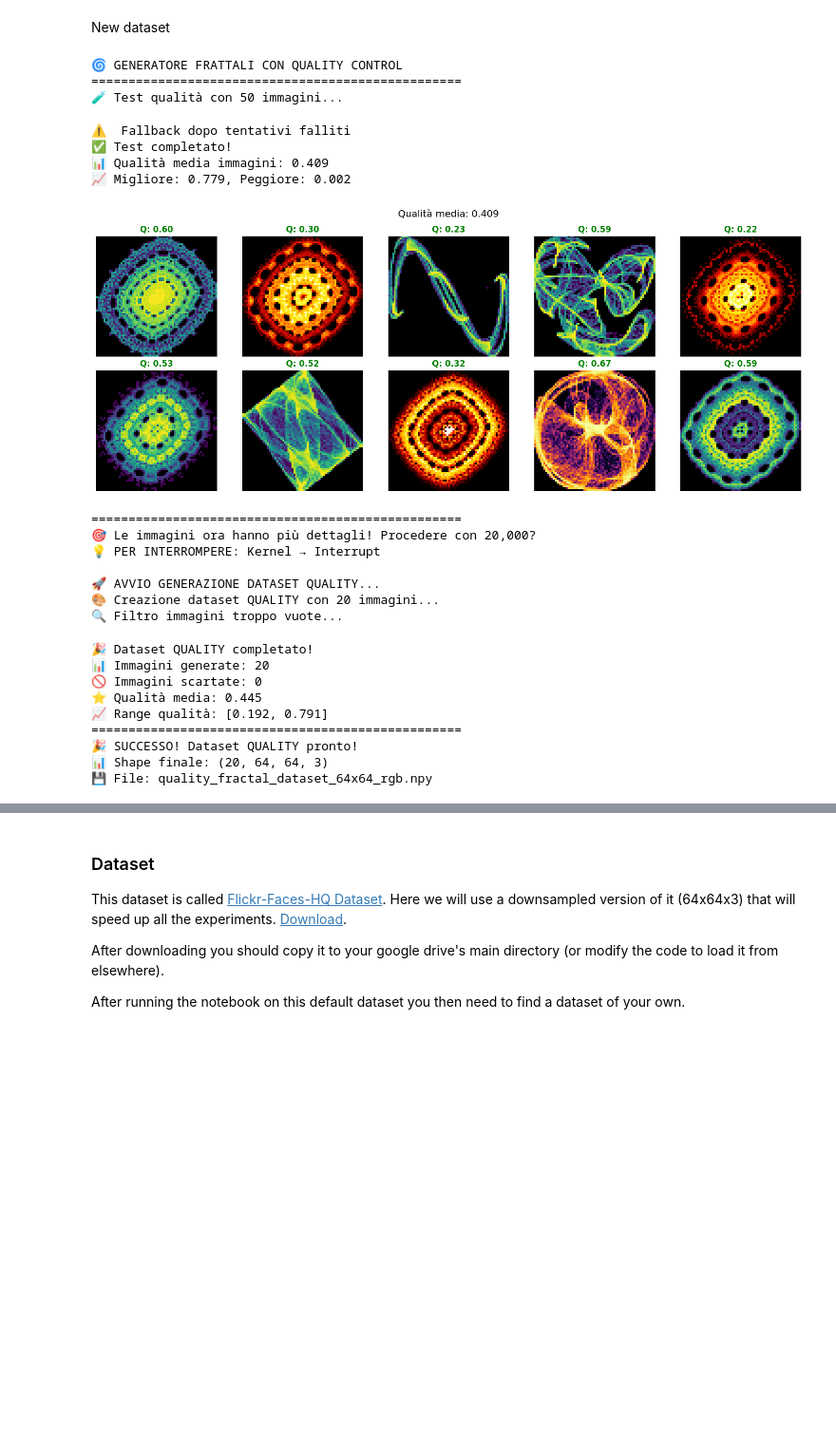
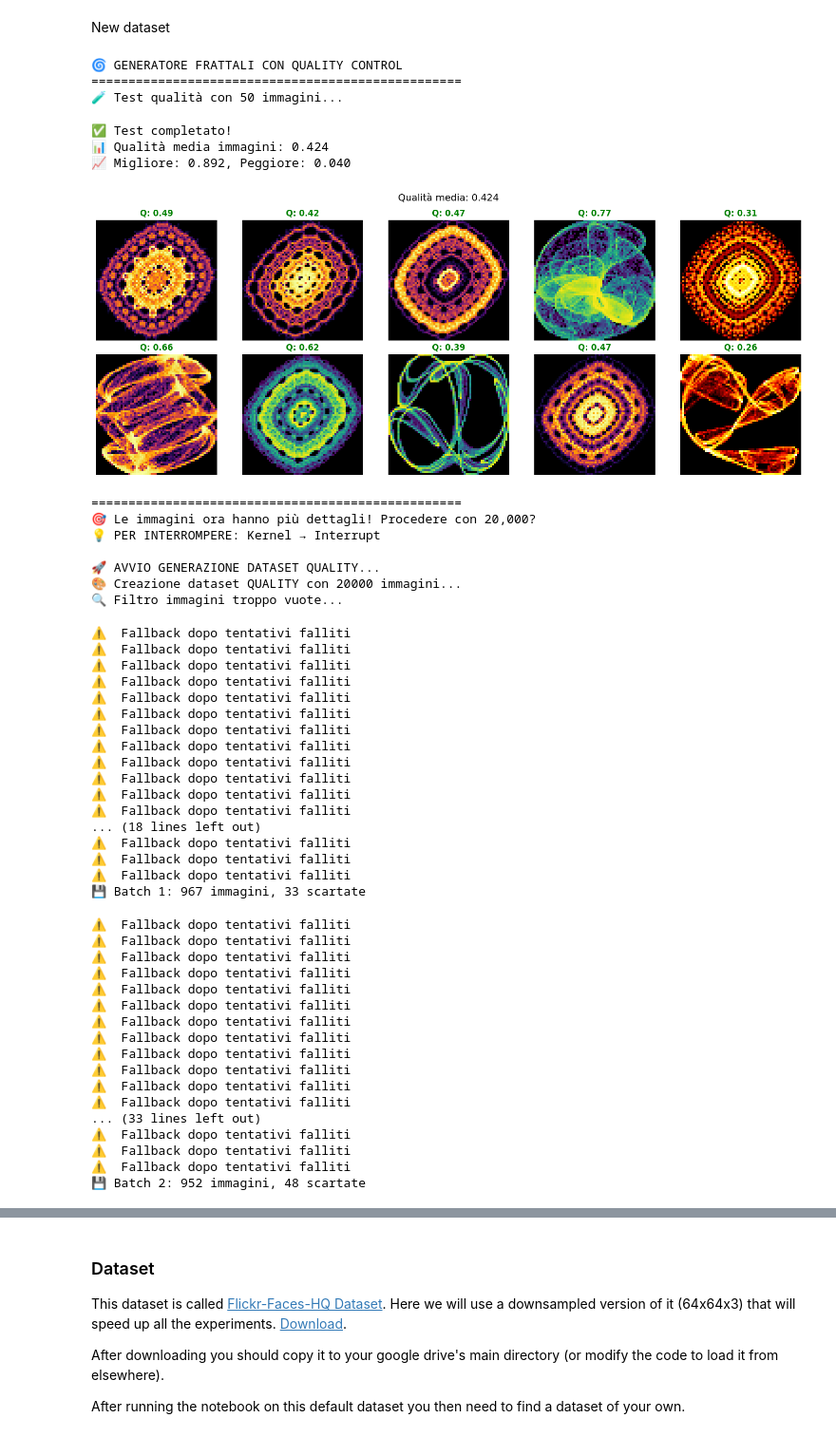
Before and after one commit to CoenBuller/IDL_2, a Jupyter notebook: Task1/Task_1_A2.ipynb, the cells around one changed output, grey strips where cells are left out. Shown at 95% size. Saved outputs shown, nothing was run; the diff lists cells and outputs as text; code cells hidden in the pictures; blank space fills up the shorter version.

Commit message:
fractal are uploaded, cae is working

```diff
--- a/Task1/Task_1_A2.ipynb
+++ b/Task1/Task_1_A2.ipynb
@@ -50,7 +60,7 @@ from tqdm.notebook import tqdm
 # Configurazione
 n = 100000
 IMG_SIZE = 64
-DATASET_SIZE = 20
+DATASET_SIZE = 20000
 
 def trajectory(fn, x0, y0, a, b=0, c=0, d=0, e=0, f=0, n=n):
     """Calcola le traiettorie degli attrattori"""
@@ -286,50 +296,74 @@ for i in range(10):
     color = 'green' if quality > 0.2 else 'orange' if quality > 0.15 else 'red'
     ax.set_title(f'Q: {quality:.2f}', color=color, fontweight='bold')
 plt.suptitle(f'Qualità media: {avg_quality:.3f}', fontsize=14)
 plt.tight_layout()
 plt.show()
 
 # 🎯 CONFERMA PER DATASET COMPLETO
 print("\n" + "=" * 50)
 print("🎯 Le immagini ora hanno più dettagli! Procedere con 20,000?")
 print("💡 PER INTERROMPERE: Kernel → Interrupt")
 
 response = 'SI'
 
 if response.upper() == 'SI':
     print("\n🚀 AVVIO GENERAZIONE DATASET QUALITY...")
     dataset = create_quality_fractal_dataset(DATASET_SIZE, batch_size=1000)
 
     if dataset is not None:
         print("=" * 50)
         print("🎉 SUCCESSO! Dataset QUALITY pronto!")
         print(f"📊 Shape finale: {dataset.shape}")
         print(f"💾 File: quality_fractal_dataset_64x64_rgb.npy")
 
 else:
     print("⏹️  Operazione annullata")
 # %% [output]
 🌀 GENERATORE FRATTALI CON QUALITY CONTROL
 ==================================================
 🧪 Test qualità con 50 immagini...
-⚠️  Fallback dopo tentativi falliti
 ✅ Test completato!
-📊 Qualità media immagini: 0.409
-📈 Migliore: 0.779, Peggiore: 0.002
+📊 Qualità media immagini: 0.424
+📈 Migliore: 0.892, Peggiore: 0.040
-[figure, old version]
+[figure, new version]
 ==================================================
 🎯 Le immagini ora hanno più dettagli! Procedere con 20,000?
 💡 PER INTERROMPERE: Kernel → Interrupt
 
 🚀 AVVIO GENERAZIONE DATASET QUALITY...
-🎨 Creazione dataset QUALITY con 20 immagini...
+🎨 Creazione dataset QUALITY con 20000 immagini...
 🔍 Filtro immagini troppo vuote...
-🎉 Dataset QUALITY completato!
-📊 Immagini generate: 20
-🚫 Immagini scartate: 0
-⭐ Qualità media: 0.445
-📈 Range qualità: [0.192, 0.791]
-==================================================
-🎉 SUCCESSO! Dataset QUALITY pronto!
-📊 Shape finale: (20, 64, 64, 3)
-💾 File: quality_fractal_dataset_64x64_rgb.npy
+⚠️  Fallback dopo tentativi falliti
+⚠️  Fallback dopo tentativi falliti
+⚠️  Fallback dopo tentativi falliti
+⚠️  Fallback dopo tentativi falliti
+⚠️  Fallback dopo tentativi falliti
+⚠️  Fallback dopo tentativi falliti
+⚠️  Fallback dopo tentativi falliti
+⚠️  Fallback dopo tentativi falliti
+⚠️  Fallback dopo tentativi falliti
+⚠️  Fallback dopo tentativi falliti
+⚠️  Fallback dopo tentativi falliti
+⚠️  Fallback dopo tentativi falliti
+... (18 lines left out)
+⚠️  Fallback dopo tentativi falliti
+⚠️  Fallback dopo tentativi falliti
+⚠️  Fallback dopo tentativi falliti
+💾 Batch 1: 967 immagini, 33 scartate
+⚠️  Fallback dopo tentativi falliti
+⚠️  Fallback dopo tentativi falliti
+⚠️  Fallback dopo tentativi falliti
+⚠️  Fallback dopo tentativi falliti
+⚠️  Fallback dopo tentativi falliti
+⚠️  Fallback dopo tentativi falliti
+⚠️  Fallback dopo tentativi falliti
+⚠️  Fallback dopo tentativi falliti
+⚠️  Fallback dopo tentativi falliti
+⚠️  Fallback dopo tentativi falliti
+⚠️  Fallback dopo tentativi falliti
+⚠️  Fallback dopo tentativi falliti
+... (33 lines left out)
+⚠️  Fallback dopo tentativi falliti
+⚠️  Fallback dopo tentativi falliti
+⚠️  Fallback dopo tentativi falliti
+💾 Batch 2: 952 immagini, 48 scartate
```
Also changed, not shown: parts of 5 cells of this notebook.
